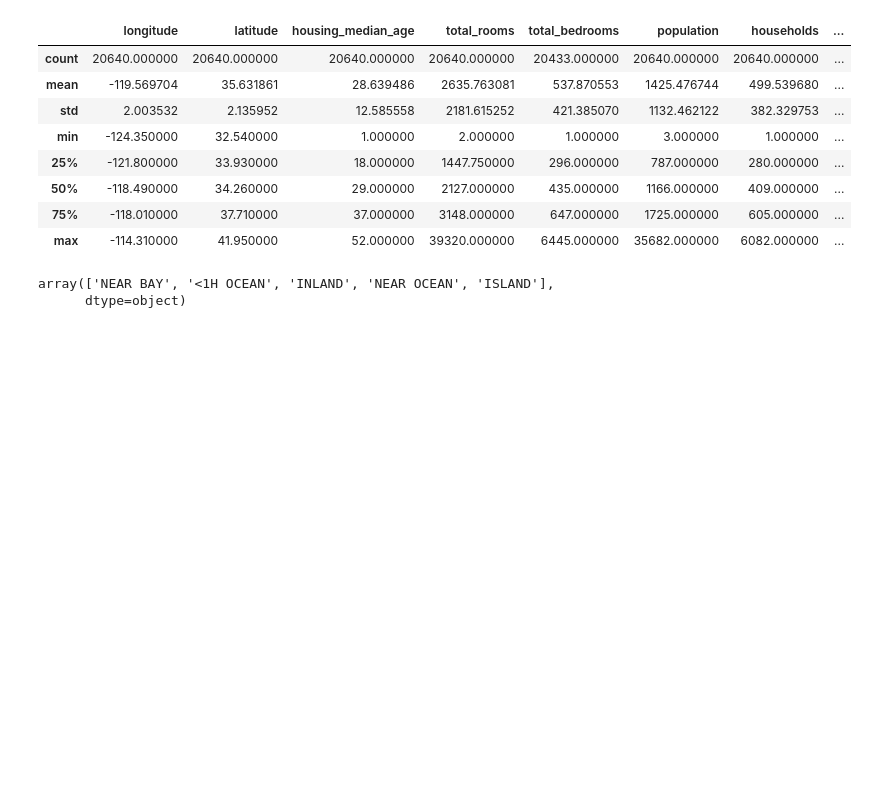
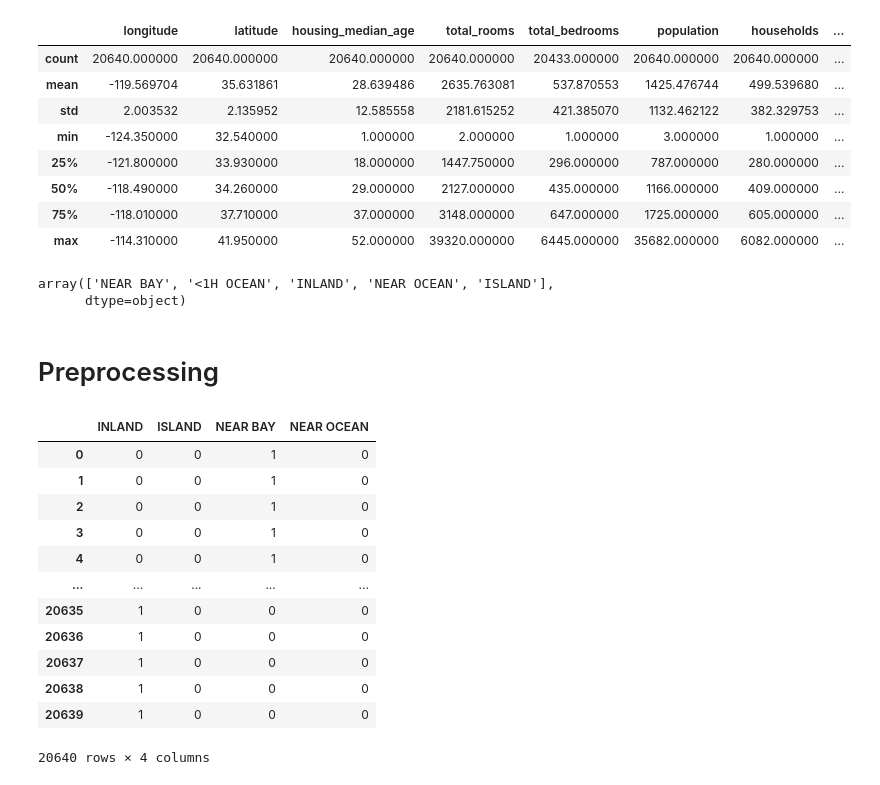
Before and after one commit to MJBM2510/SLR-and-MLR-comparsion, a Jupyter notebook: SLR_&_MLR_Comparison.ipynb, the cells around one changed output. Saved outputs shown, nothing was run; the diff lists cells and outputs as text; code cells hidden in the pictures; blank space fills up the shorter version.

Commit message:
feat(Preprocessing): encode categorical features and impute missing values

```diff
--- a/SLR_&_MLR_Comparison.ipynb
+++ b/SLR_&_MLR_Comparison.ipynb
@@ -100,3 +86,23 @@ df.ocean_proximity.unique()
 # %% [output]
 array(['NEAR BAY', '<1H OCEAN', 'INLAND', 'NEAR OCEAN', 'ISLAND'],
       dtype=object)
+# %% [markdown]
+<h1>Preprocessing</h1>
+# %%
+proximity = pd.get_dummies(data=df.ocean_proximity, drop_first=True)
+proximity = proximity.astype(int)
+proximity
+# %% [output]
+|  | INLAND | ISLAND | NEAR BAY | NEAR OCEAN |
+| 0 | 0 | 0 | 1 | 0 |
+| 1 | 0 | 0 | 1 | 0 |
+| 2 | 0 | 0 | 1 | 0 |
+| 3 | 0 | 0 | 1 | 0 |
+| 4 | 0 | 0 | 1 | 0 |
+| ... | ... | ... | ... | ... |
+| 20635 | 1 | 0 | 0 | 0 |
+| 20636 | 1 | 0 | 0 | 0 |
+| 20637 | 1 | 0 | 0 | 0 |
+| 20638 | 1 | 0 | 0 | 0 |
+| 20639 | 1 | 0 | 0 | 0 |
+20640 rows × 4 columns
```
Also changed, not shown: parts of 4 cells of this notebook.
